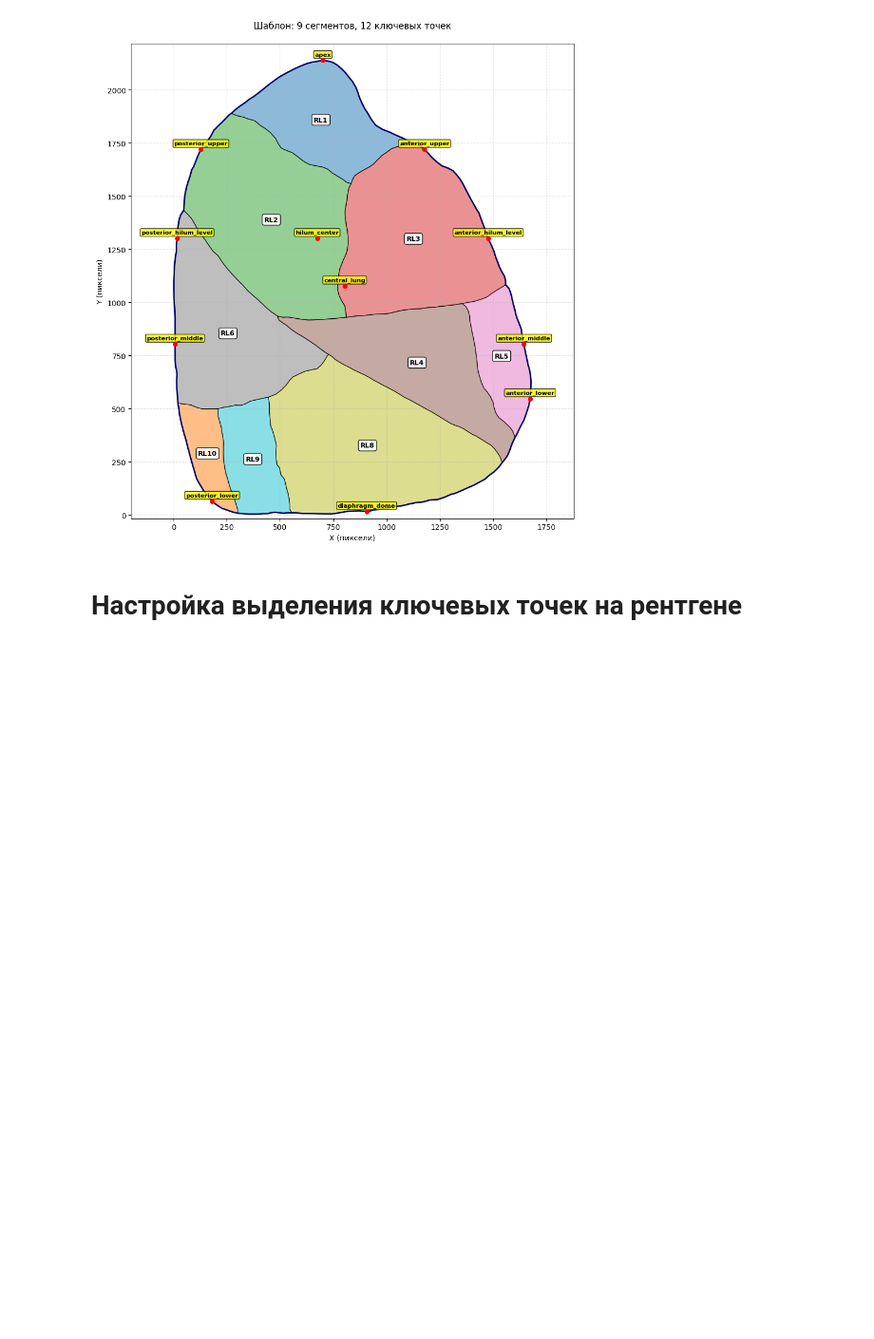
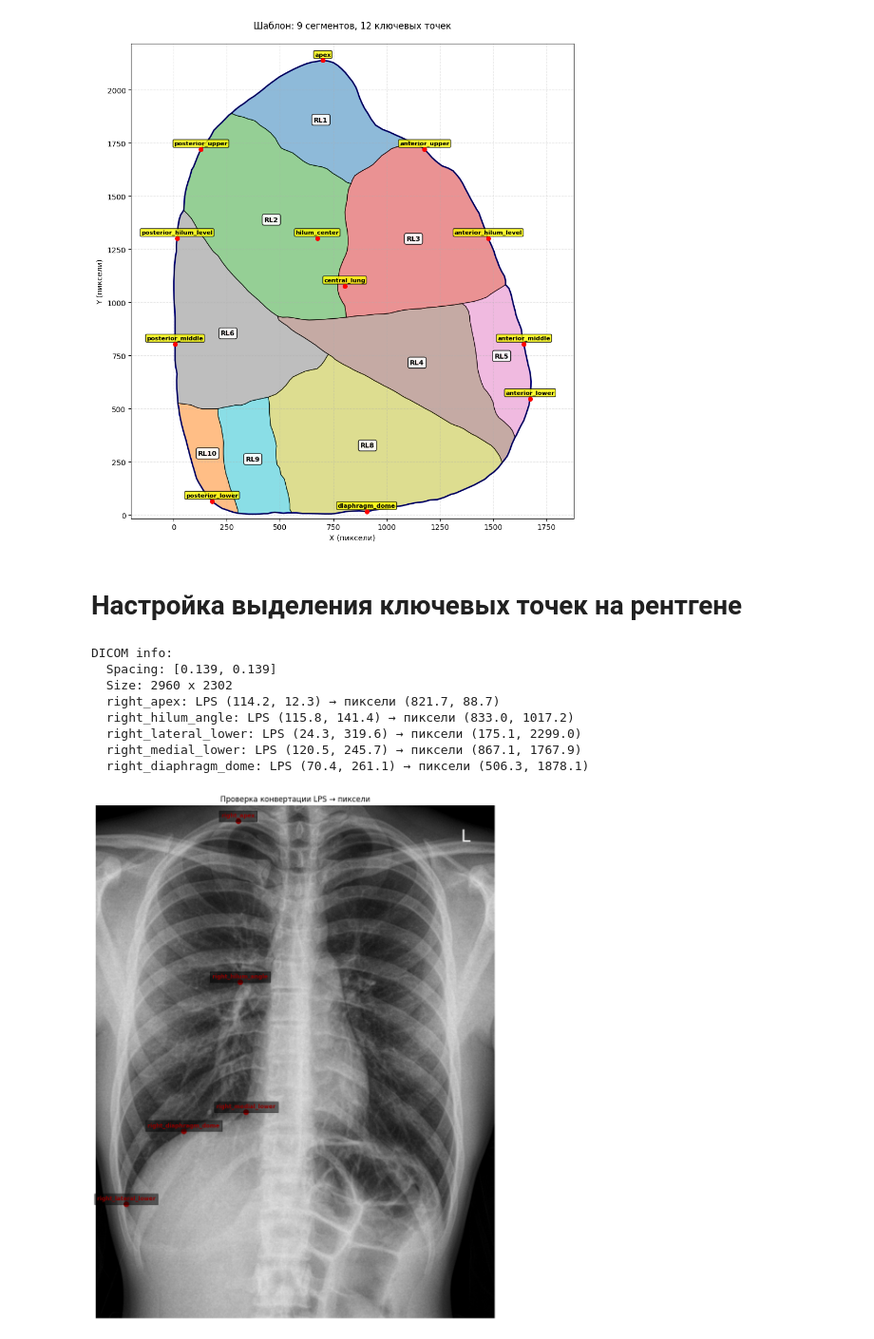
Before and after one commit to TTankrat/MegaAIBasedSystem, a Jupyter notebook: P3_Nurakhunov_2.ipynb, the cells around one changed output. Shown at 95% size. Cells and saved outputs as stored; diff of their text form; code cells hidden in the pictures; blank space fills up the shorter version.

```diff
--- a/P3_Nurakhunov_2.ipynb
+++ b/P3_Nurakhunov_2.ipynb
@@ -280,0 +359,21 @@ display_template(template1)
+# %%
+# Использование
+points_lps = load_points_from_json(
+    "./Часть 1/data/X-chest-dataset/x-chest/key_points_fullsize/key_points_17123.mrk.json"
+)
+points_pixel = convert_to_pixel_coordinates(
+    points_lps, "./Часть 1/data/X-chest-dataset/x-chest/DICOM/Im00030971.dcm"
+)
+verify_points_on_image(
+    "./Часть 1/data/X-chest-dataset/x-chest/DICOM/Im00030971.dcm", points_pixel
+)
+# %% [output]
+DICOM info:
+  Spacing: [0.139, 0.139]
+  Size: 2960 x 2302
+  right_apex: LPS (114.2, 12.3) → пиксели (821.7, 88.7)
+  right_hilum_angle: LPS (115.8, 141.4) → пиксели (833.0, 1017.2)
+  right_lateral_lower: LPS (24.3, 319.6) → пиксели (175.1, 2299.0)
+  right_medial_lower: LPS (120.5, 245.7) → пиксели (867.1, 1767.9)
+  right_diaphragm_dome: LPS (70.4, 261.1) → пиксели (506.3, 1878.1)
+[figure, added]
```
Also changed, not shown: parts of 2 cells of this notebook.
